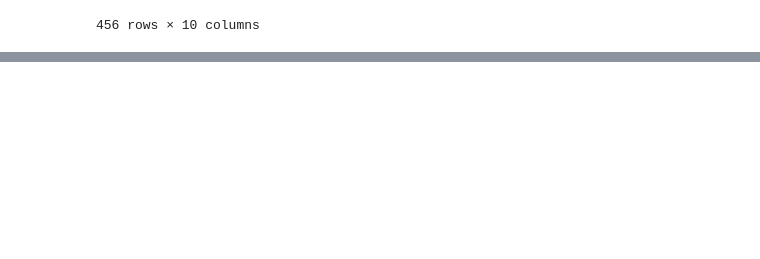
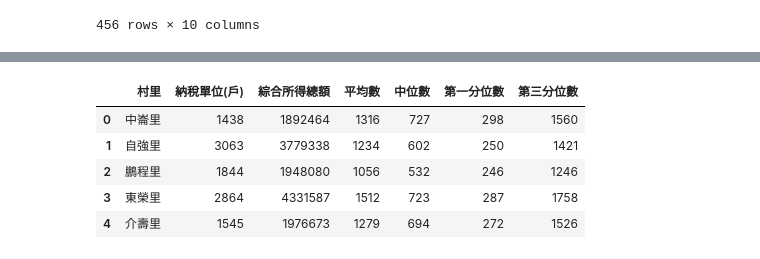
Before and after one commit to teddy21019/YoubikeUsagePrediction, a Jupyter notebook: project/data_getter/GettingData.ipynb, the cells around one changed output, grey strips where cells are left out. Saved outputs shown, nothing was run; the diff lists cells and outputs as text; code cells hidden in the pictures; blank space fills up the shorter version.

```diff
--- a/project/data_getter/GettingData.ipynb
+++ b/project/data_getter/GettingData.ipynb
@@ -549,0 +571,22 @@ pd.read_parquet("../DATA/Demographic/demographic.pq")
+# %%
+"""
+Cell generated by Data Wrangler.
+"""
+def keep_useful_income_data(income_by_li):
+    # Filter rows based on column: '村里'
+    income_by_li = income_by_li[income_by_li['村里'] != "其他"]
+    # Filter rows based on column: '村里'
+    income_by_li = income_by_li[income_by_li['村里'] != "合計"]
+    # Drop column: '鄉鎮市區'
+    income_by_li = income_by_li.drop(columns=['鄉鎮市區', "標準差", "變異係數"])
+    return income_by_li
+
+income_by_li_clean = keep_useful_income_data(income_by_li.copy())
+income_by_li_clean.head()
+# %% [output]
+|  | 村里 | 納稅單位(戶) | 綜合所得總額 | 平均數 | 中位數 | 第一分位數 | 第三分位數 |
+| 0 | 中崙里 | 1438 | 1892464 | 1316 | 727 | 298 | 1560 |
+| 1 | 自強里 | 3063 | 3779338 | 1234 | 602 | 250 | 1421 |
+| 2 | 鵬程里 | 1844 | 1948080 | 1056 | 532 | 246 | 1246 |
+| 3 | 東榮里 | 2864 | 4331587 | 1512 | 723 | 287 | 1758 |
+| 4 | 介壽里 | 1545 | 1976673 | 1279 | 694 | 272 | 1526 |
```
Also changed, not shown: parts of 8 cells of this notebook.
